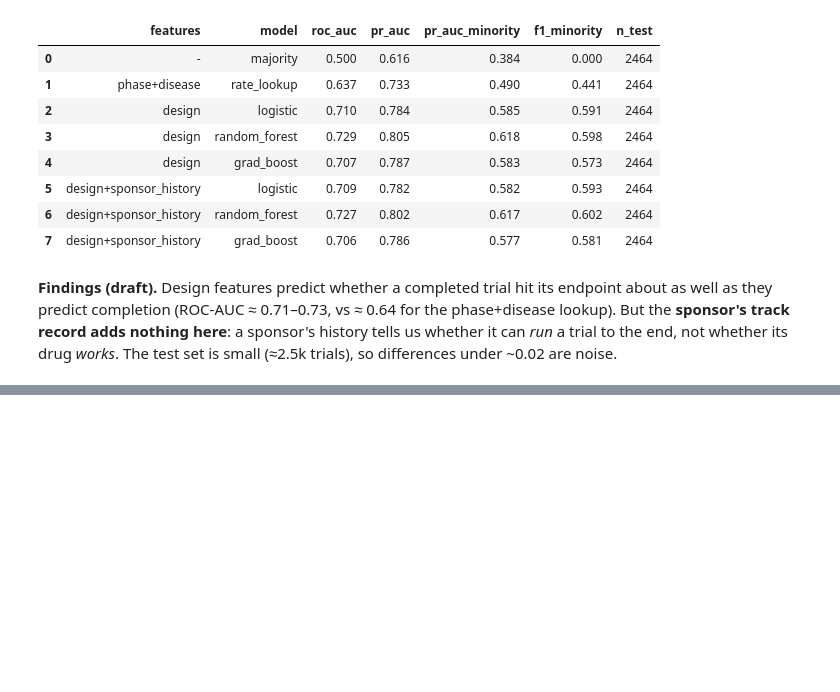
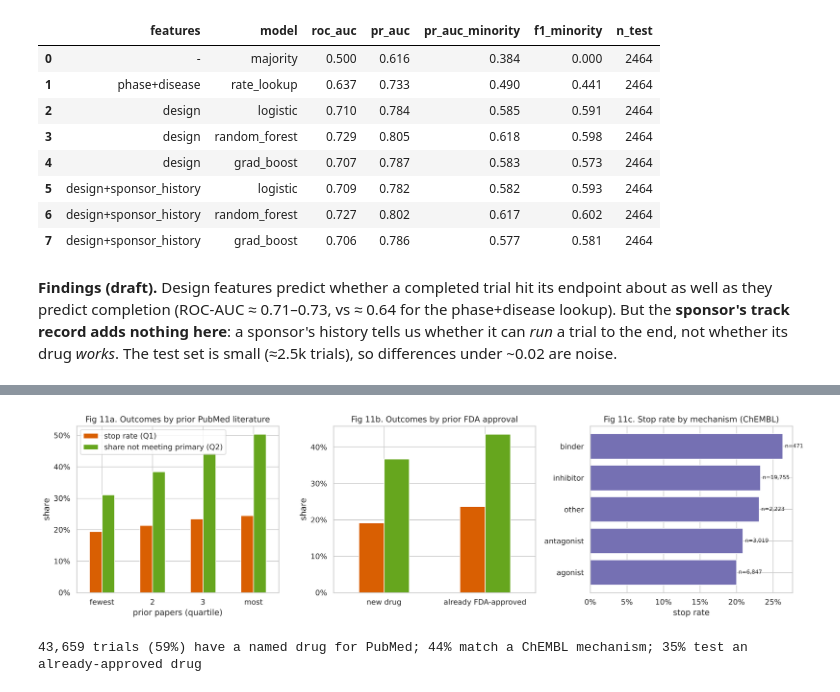
Before and after one commit to jbajaj6/DrugTrialPredictor, a Jupyter notebook: notebooks/drug_trial_predictor.ipynb, the cells around one changed output, grey strips where cells are left out. Cells and saved outputs as stored; diff of their text form; code cells hidden in the pictures; blank space fills up the shorter version.

```diff
--- a/notebooks/drug_trial_predictor.ipynb
+++ b/notebooks/drug_trial_predictor.ipynb
@@ -577,0 +654,34 @@ whether its drug *works*. The test set is small (≈2.5k trials), so differences
+# %%
+named = df[df["pubmed_log_prior_papers"].notna()].copy()
+named["prior papers (quartile)"] = pd.qcut(named["pubmed_log_prior_papers"].rank(method="first"), 4,
+                                           labels=["fewest", "2", "3", "most"])
+fig, axes = plt.subplots(1, 3, figsize=(16, 4.5))
+q = named.groupby("prior papers (quartile)", observed=True)[["stopped", "met_primary"]].mean()
+q.columns = ["stop rate (Q1)", "share not meeting primary (Q2)"]
+q["share not meeting primary (Q2)"] = 1 - q["share not meeting primary (Q2)"]
+q.plot.bar(ax=axes[0], rot=0, color=["#d95f02", "#66a61e"])
+axes[0].set(title="Fig 11a. Outcomes by prior PubMed literature", ylabel="share")
+axes[0].yaxis.set_major_formatter("{x:.0%}")
+
+fa = df.groupby("fda_approved_before")[["stopped", "met_primary"]].mean().rename(
+    index={0: "new drug", 1: "already FDA-approved"})
+fa["met_primary"] = 1 - fa["met_primary"]
+fa.columns = q.columns
+fa.plot.bar(ax=axes[1], rot=0, color=["#d95f02", "#66a61e"], legend=False)
+axes[1].set(title="Fig 11b. Outcomes by prior FDA approval", xlabel="", ylabel="share")
+axes[1].yaxis.set_major_formatter("{x:.0%}")
+
+act = df[df["chembl_has_mechanism"] == 1].groupby("chembl_action")["stopped"].agg(["mean", "size"])
+act = act.query("size >= 200").sort_values("mean")
+axes[2].barh(act.index, act["mean"], color="#7570b3")
+for k, (m, n) in enumerate(zip(act["mean"], act["size"])):
+    axes[2].text(m + 0.003, k, f"n={n:,}", va="center", fontsize=8)
+axes[2].set(title="Fig 11c. Stop rate by mechanism (ChEMBL)", xlabel="stop rate")
+axes[2].xaxis.set_major_formatter("{x:.0%}")
+plt.tight_layout(); plt.show()
+print(f"{len(named):,} trials ({len(named) / len(df):.0%}) have a named drug for PubMed; "
+      f"{df['chembl_has_mechanism'].mean():.0%} match a ChEMBL mechanism; "
+      f"{df['fda_approved_before'].mean():.0%} test an already-approved drug")
+# %% [output]
+[figure, added]
+43,659 trials (59%) have a named drug for PubMed; 44% match a ChEMBL mechanism; 35% test an already-approved drug
```
Also changed, not shown: parts of 25 cells of this notebook.
